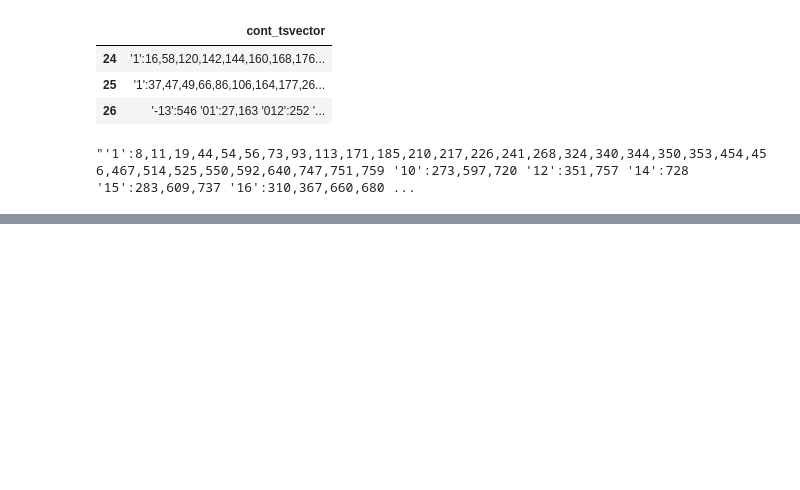
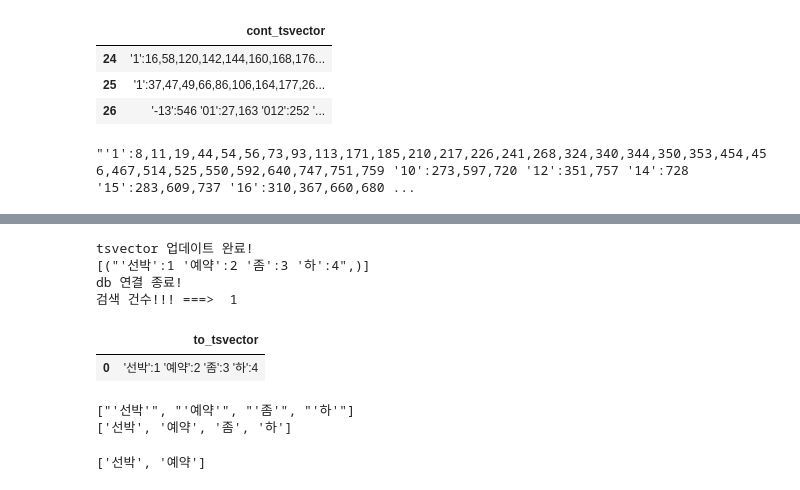
Before and after one commit to GitRani/adaptive-rag-public, a Jupyter notebook: unit_test/keyword_data_insert.ipynb, the cells around one changed output, grey strips where cells are left out. Saved outputs shown, nothing was run; the diff lists cells and outputs as text; code cells hidden in the pictures; blank space fills up the shorter version.

```diff
--- a/unit_test/keyword_data_insert.ipynb
+++ b/unit_test/keyword_data_insert.ipynb
@@ -582,0 +645,72 @@ list(tsvector_search_result['cont_tsvector'])[0]
+# %%
+# 변형 방안 :: 질문을 먼저 to_tsvector 에 넣어서 단어로 만든다.
+# 단어를 정제하여 길이가 2이상인 것만 뽑아낸다.
+# 그 결과를 검색 조건으로 and 시켜 넣는다.
+user_query = "선박예약 좀 하고 싶어"
+
+# 특정 키워드로 입력하여 필터링 검색
+conn = psycopg2.connect(
+        dbname=POSTGRE_DB_NAME,
+        user=POSTGRE_DB_USER,
+        host=POSTGRE_DB_HOST,
+        port=POSTGRE_DB_PORT,
+        password=POSTGRE_DB_PASSWORD
+    )
+
+
+search_tsvector_sql = '''
+SELECT to_tsvector('korean', %s);
+'''
+
+try:
+    # 비밀번호 없이 연결
+    with conn.cursor() as cursor:
+        cursor = conn.cursor()
+
+        # 두번째 인자를 튜플로 받아야 함.
+        cursor.execute(search_tsvector_sql, (user_query,))
+        print('tsvector 업데이트 완료!')
+
+        result = cursor.fetchall()
+        print(result)
+
+        # 컬럼명 가져오기
+        columns = [desc[0] for desc in cursor.description]
+
+        # 데이터프레임 변환
+        tsvector_search_result = pd.DataFrame(result, columns=columns)
+
+        # 변경사항 커밋
+        conn.commit()
+
+except Exception as e:
+    print(f"Error: {e}")
+    conn.rollback()
+
+finally:
+    conn.close()
+    print('db 연결 종료!')
+
+print('검색 건수!!! ===> ', len(tsvector_search_result))
+tsvector_search_result.tail(3)
+# %% [output]
+tsvector 업데이트 완료!
+[("'선박':1 '예약':2 '좀':3 '하':4",)]
+db 연결 종료!
+검색 건수!!! ===>  1
+|  | to_tsvector |
+| 0 | '선박':1 '예약':2 '좀':3 '하':4 |
+# %%
+# 단어만 추출 (2글자 이상만?) 그리고 다시 검색을 날리면 되지 않을까?
+d = result[0][0].split(":")
+
+print([c.split()[-1] for c in d][:-1])
+print([k.replace("'","") for k in [c.split()[-1] for c in d][:-1]])
+
+
+# 이 값을 최종적으로 쿼리에 날려야 할 듯.
+final_data = [u for u in [k.replace("'","") for k in [c.split()[-1] for c in d][:-1]] if len(u) >= 2]
+# %% [output]
+["'선박'", "'예약'", "'좀'", "'하'"]
+['선박', '예약', '좀', '하']
+['선박', '예약']
```
Also changed, not shown: parts of 2 cells of this notebook, 1 other file.
